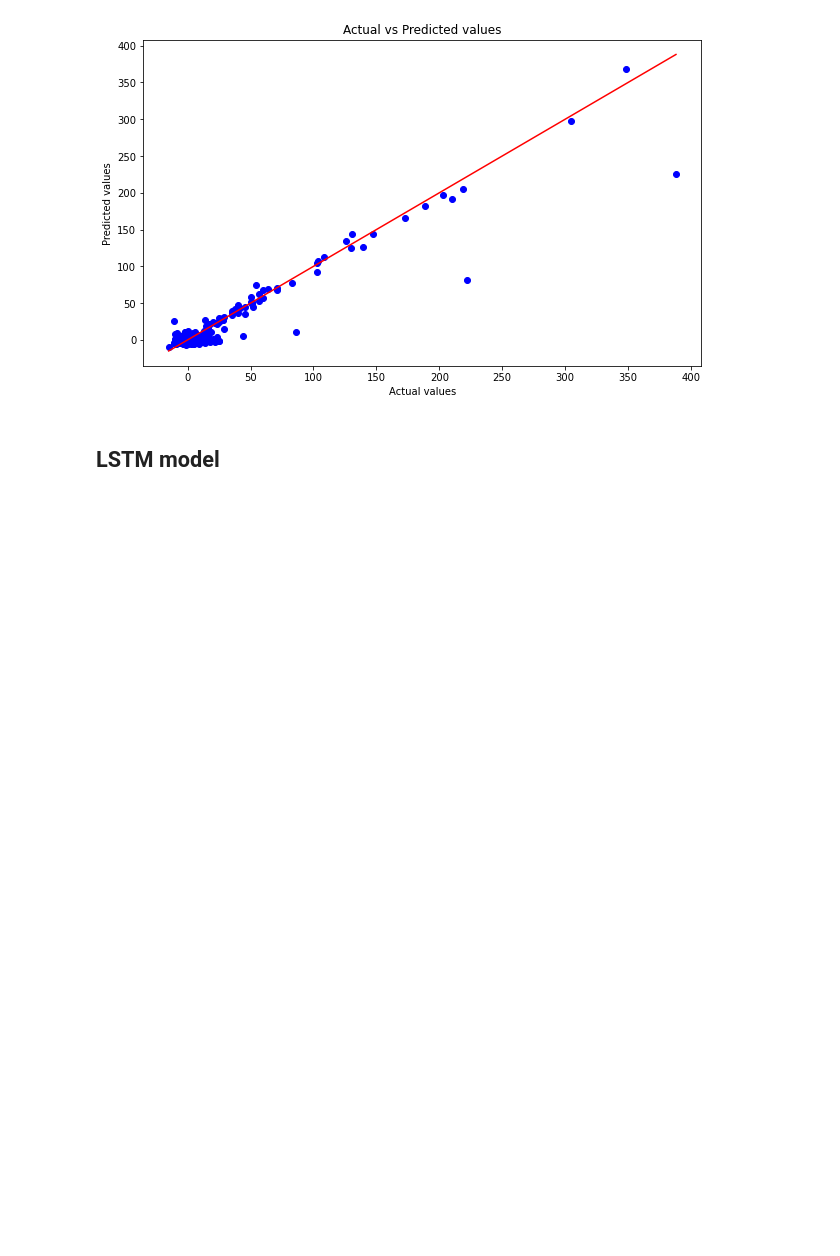
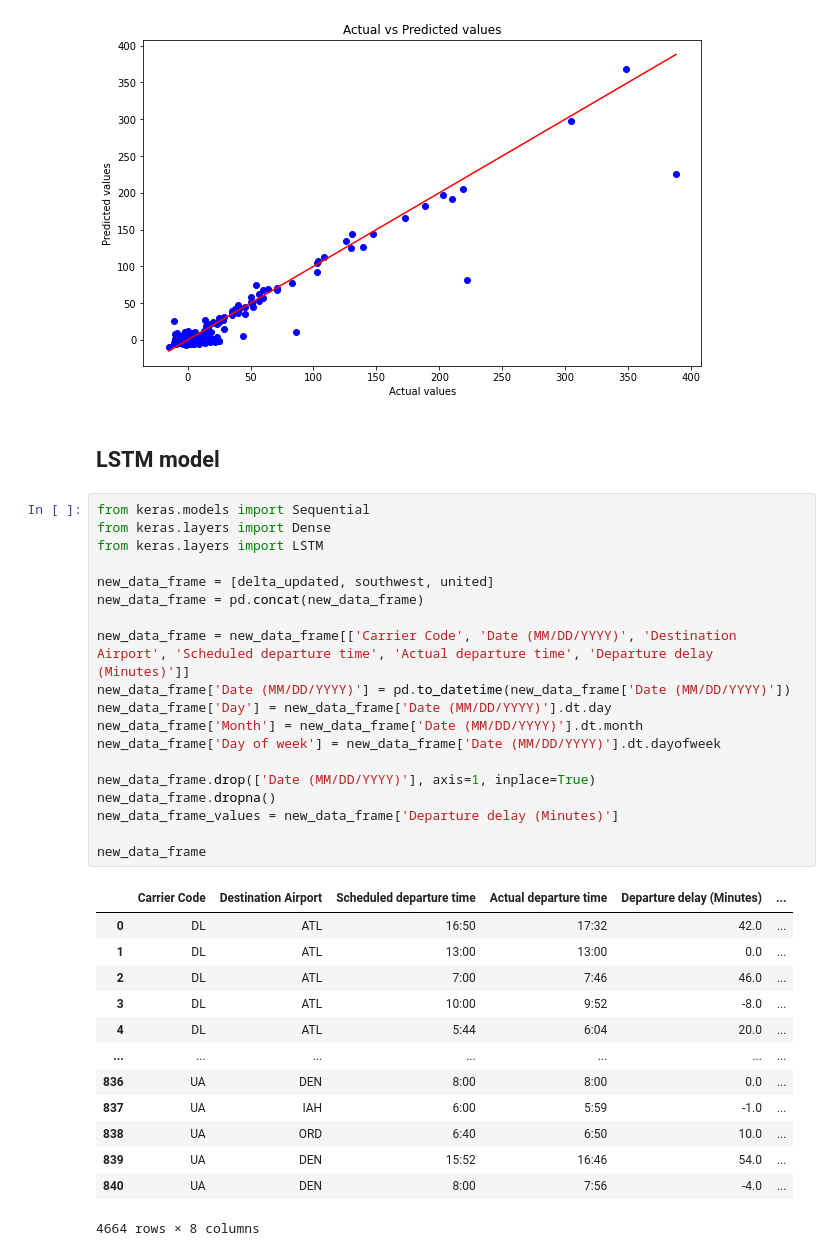
Before and after one commit to rachit0907/FlightPredictions, a Jupyter notebook: current.ipynb, the cells around one changed output. Cells and saved outputs as stored; diff of their text form; blank space fills up the shorter version.

```diff
--- a/current.ipynb
+++ b/current.ipynb
@@ -607,3 +607,36 @@ MAE: 5.862975446042671
 [figure]
 # %% [markdown]
 ## LSTM model
+# %%
+from keras.models import Sequential
+from keras.layers import Dense
+from keras.layers import LSTM
+
+new_data_frame = [delta_updated, southwest, united]
+new_data_frame = pd.concat(new_data_frame)
+
+new_data_frame = new_data_frame[['Carrier Code', 'Date (MM/DD/YYYY)', 'Destination Airport', 'Scheduled departure time', 'Actual departure time', 'Departure delay (Minutes)']]
+new_data_frame['Date (MM/DD/YYYY)'] = pd.to_datetime(new_data_frame['Date (MM/DD/YYYY)'])
+new_data_frame['Day'] = new_data_frame['Date (MM/DD/YYYY)'].dt.day
+new_data_frame['Month'] = new_data_frame['Date (MM/DD/YYYY)'].dt.month
+new_data_frame['Day of week'] = new_data_frame['Date (MM/DD/YYYY)'].dt.dayofweek
+
+new_data_frame.drop(['Date (MM/DD/YYYY)'], axis=1, inplace=True)
+new_data_frame.dropna()
+new_data_frame_values = new_data_frame['Departure delay (Minutes)']
+
+new_data_frame
+# %% [output]
+|  | Carrier Code | Destination Airport | Scheduled departure time | Actual departure time | Departure delay (Minutes) | ... |
+| 0 | DL | ATL | 16:50 | 17:32 | 42.0 | ... |
+| 1 | DL | ATL | 13:00 | 13:00 | 0.0 | ... |
+| 2 | DL | ATL | 7:00 | 7:46 | 46.0 | ... |
+| 3 | DL | ATL | 10:00 | 9:52 | -8.0 | ... |
+| 4 | DL | ATL | 5:44 | 6:04 | 20.0 | ... |
+| ... | ... | ... | ... | ... | ... | ... |
+| 836 | UA | DEN | 8:00 | 8:00 | 0.0 | ... |
+| 837 | UA | IAH | 6:00 | 5:59 | -1.0 | ... |
+| 838 | UA | ORD | 6:40 | 6:50 | 10.0 | ... |
+| 839 | UA | DEN | 15:52 | 16:46 | 54.0 | ... |
+| 840 | UA | DEN | 8:00 | 7:56 | -4.0 | ... |
+4664 rows × 8 columns
```
Also changed, not shown: parts of 8 cells of this notebook.
